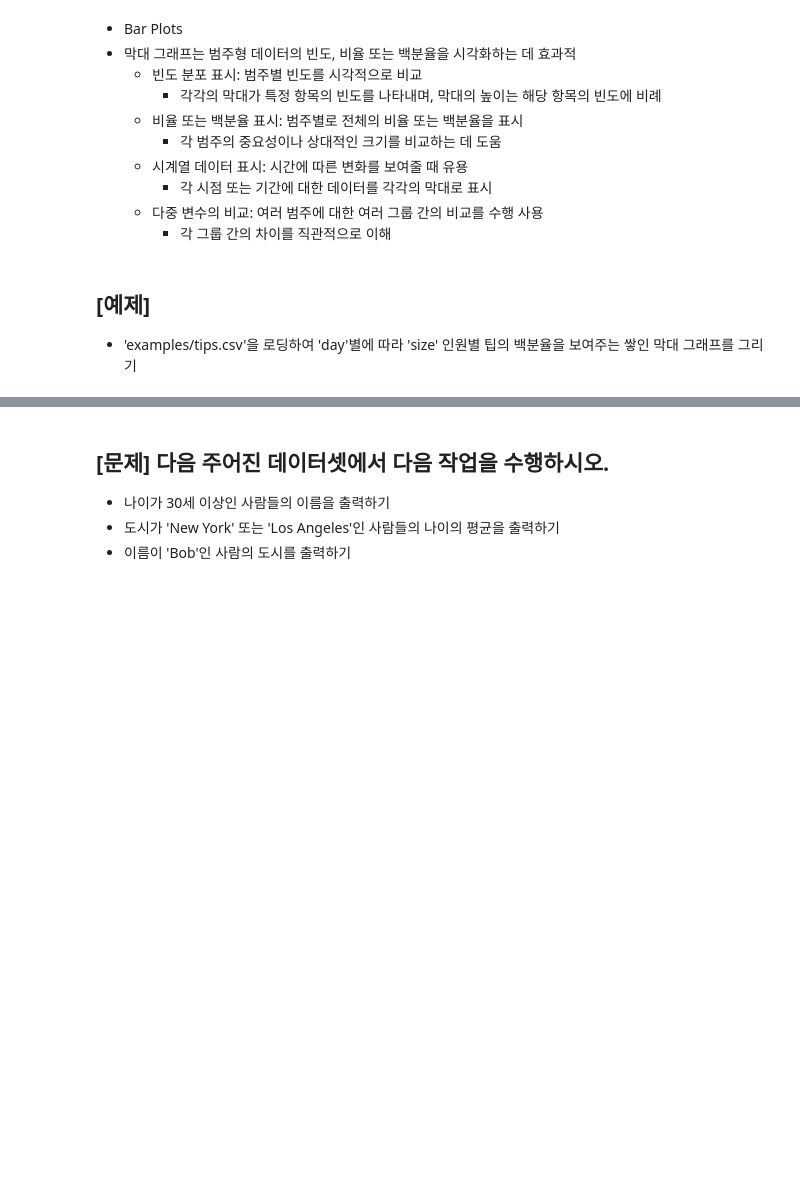
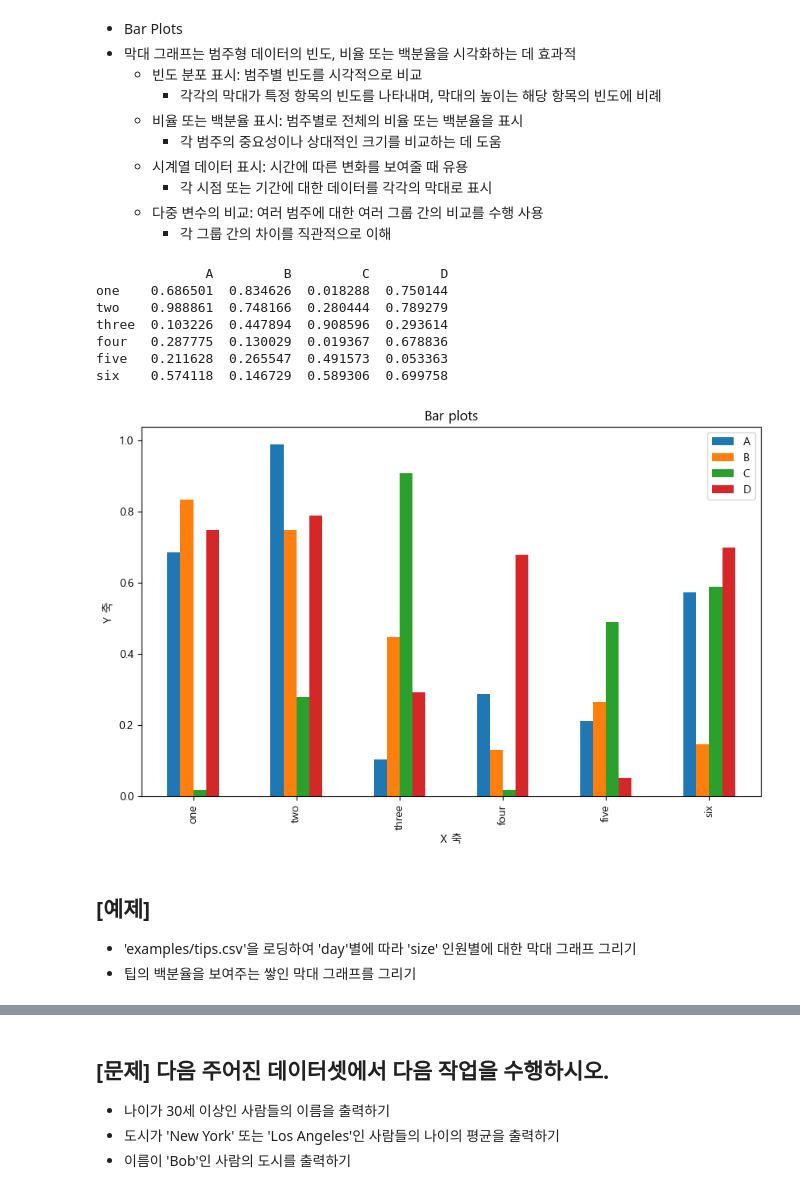
Before and after one commit to NaDongHwi/python_basic_3, a Jupyter notebook: data_analysis_05_02_class.ipynb, the cells around one changed output, grey strips where cells are left out. Drawn from its saved outputs; the diff is of its cells as text; code cells hidden in the pictures; blank space fills up the shorter version.

```diff
--- a/data_analysis_05_02_class.ipynb
+++ b/data_analysis_05_02_class.ipynb
@@ -296,14 +488,30 @@ data = [
     * 다중 변수의 비교: 여러 범주에 대한 여러 그룹 간의 비교를 수행 사용
       * 각 그룹 간의 차이를 직관적으로 이해
 # %%
-# ex > plot.bar()
+# ex > dataFrame-> plot.bar()
 #1. DataSet
 df = pd.DataFrame(np.random.uniform(size=(6,4)),
                   index = ["one", "two", "three", "four", "five", "six"],
                   columns = ["A","B", "C", "D"])
 
+print(df)
 df.plot.bar()
+#그래프 속성 추가
+plt.title("Bar plots")
+plt.xlabel("X 축")
+plt.ylabel("Y 축")
+plt.show()
+# %% [output]
+              A         B         C         D
+one    0.686501  0.834626  0.018288  0.750144
+two    0.988861  0.748166  0.280444  0.789279
+three  0.103226  0.447894  0.908596  0.293614
+four   0.287775  0.130029  0.019367  0.678836
+five   0.211628  0.265547  0.491573  0.053363
+six    0.574118  0.146729  0.589306  0.699758
+[figure, added]
 # %% [markdown]
 ## [예제]
-* 'examples/tips.csv'을 로딩하여 'day'별에 따라 'size' 인원별 팁의 백분율을 보여주는 쌓인 막대 그래프를 그리기
+* 'examples/tips.csv'을 로딩하여 'day'별에 따라 'size' 인원별에 대한 막대 그래프 그리기
+*  팁의 백분율을 보여주는 쌓인 막대 그래프를 그리기
 # %%
```
Also changed, not shown: parts of 41 cells of this notebook, 3 other files.
